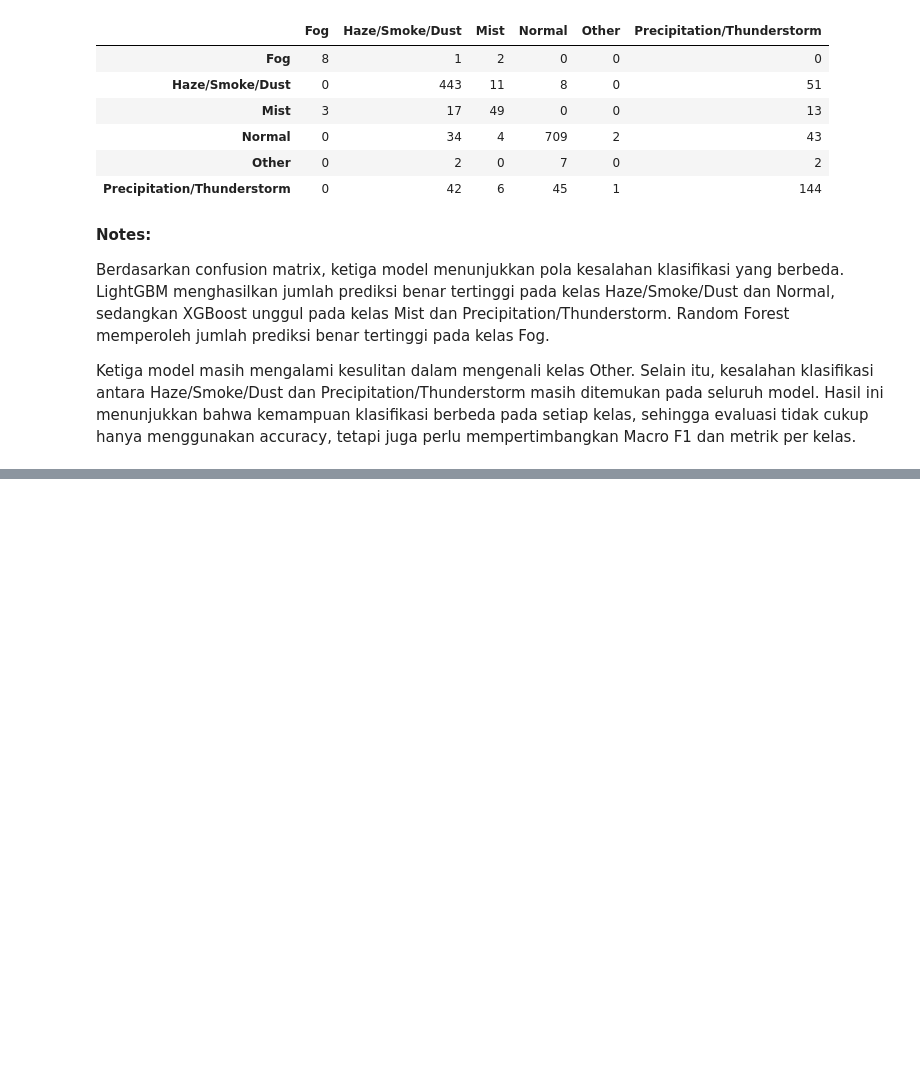
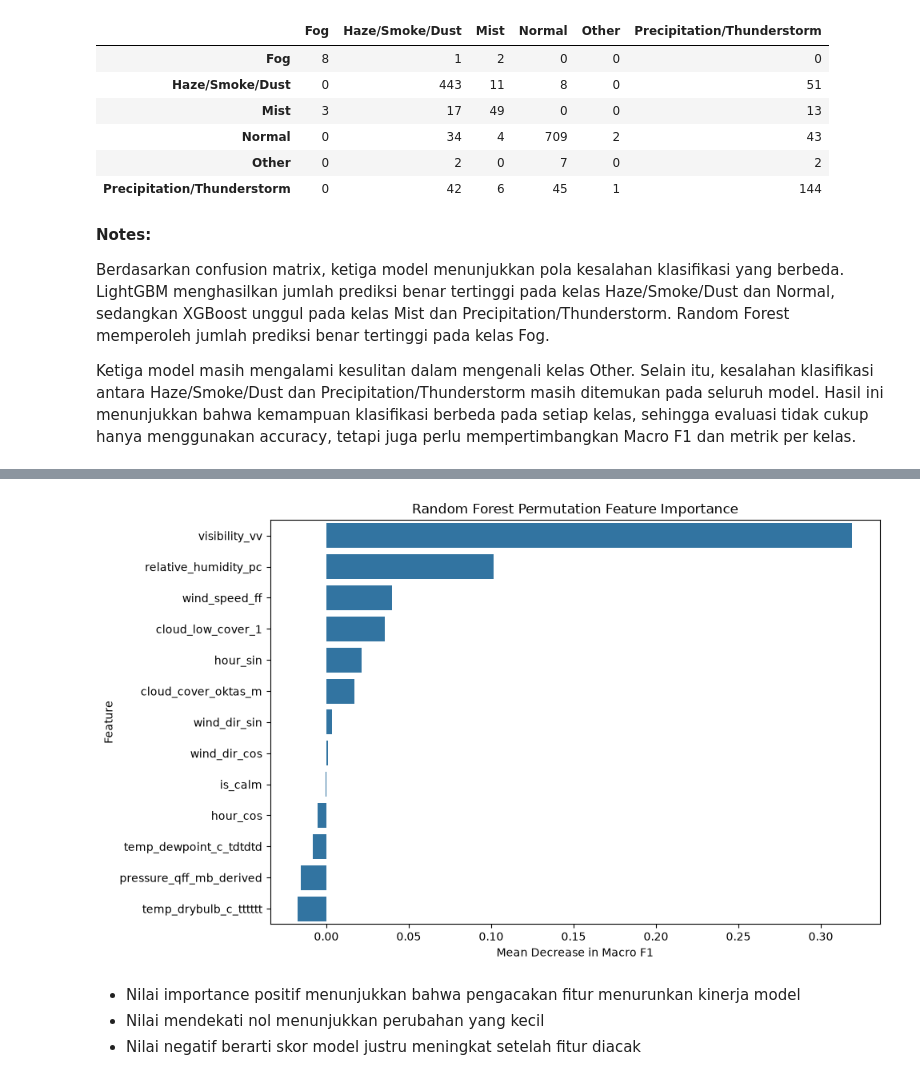
Before and after one commit to sirly82/bmkg-project, a Jupyter notebook: visibility_phenomenon_classification_2025.ipynb, the cells around one changed output, grey strips where cells are left out. Cells and saved outputs as stored; diff of their text form; code cells hidden in the pictures; blank space fills up the shorter version.

Commit message:
complete until saving and testing model

```diff
--- a/visibility_phenomenon_classification_2025.ipynb
+++ b/visibility_phenomenon_classification_2025.ipynb
@@ -2768,0 +2836,23 @@ Ketiga model masih mengalami kesulitan dalam mengenali kelas Other. Selain itu,
+# %%
+perm_result = permutation_importance(
+    final_rf,
+    X_test,
+    y_test,
+    scoring='f1_macro',
+    n_repeats=10,
+    random_state=42,
+    n_jobs=-1
+)
+# %%
+permutation_importance_df = pd.DataFrame({
+    'Feature': X_test.columns,
+    'Importance Mean': perm_result.importances_mean,
+    'Importance Std': perm_result.importances_std
+})
+# %%
+permutation_importance_df = permutation_importance_df.sort_values(
+    by='Importance Mean',
+    ascending=False
+).reset_index(drop=True)
+
+display(permutation_importance_df.round(4))
@@ -2768,0 +2874,20 @@ Ketiga model masih mengalami kesulitan dalam mengenali kelas Other. Selain itu,
+# %%
+plt.figure(figsize=(10, 6))
+
+sns.barplot(
+    data=permutation_importance_df,
+    x='Importance Mean',
+    y='Feature'
+)
+
+plt.title('Random Forest Permutation Feature Importance')
+plt.xlabel('Mean Decrease in Macro F1')
+plt.ylabel('Feature')
+plt.tight_layout()
+plt.show()
+# %% [output]
+[figure, added]
+# %% [markdown]
+- Nilai importance positif menunjukkan bahwa pengacakan fitur menurunkan kinerja model
+- Nilai mendekati nol menunjukkan perubahan yang kecil
+- Nilai negatif berarti skor model justru meningkat setelah fitur diacak
```
Also changed, not shown: parts of 114 cells of this notebook.
